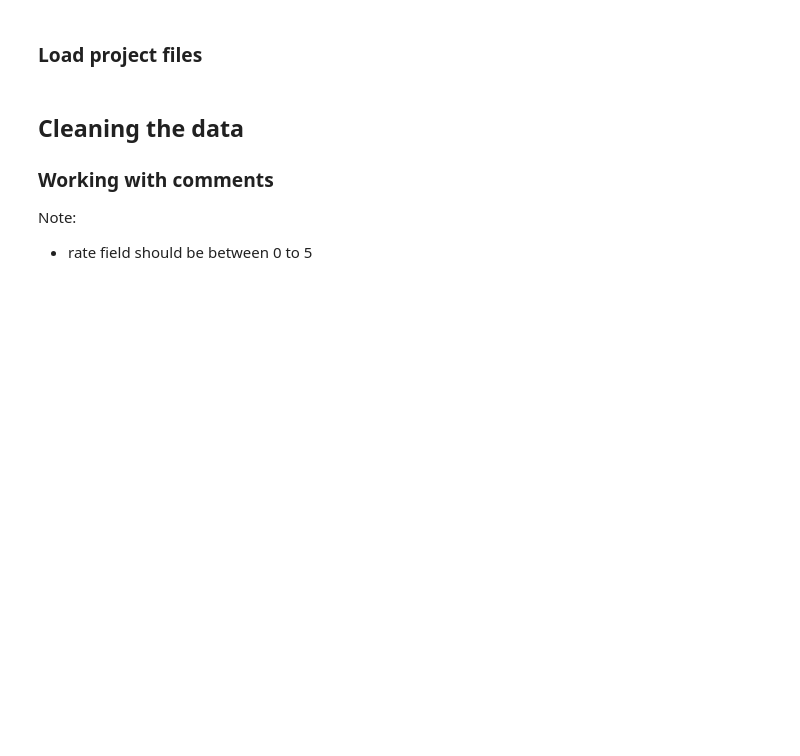
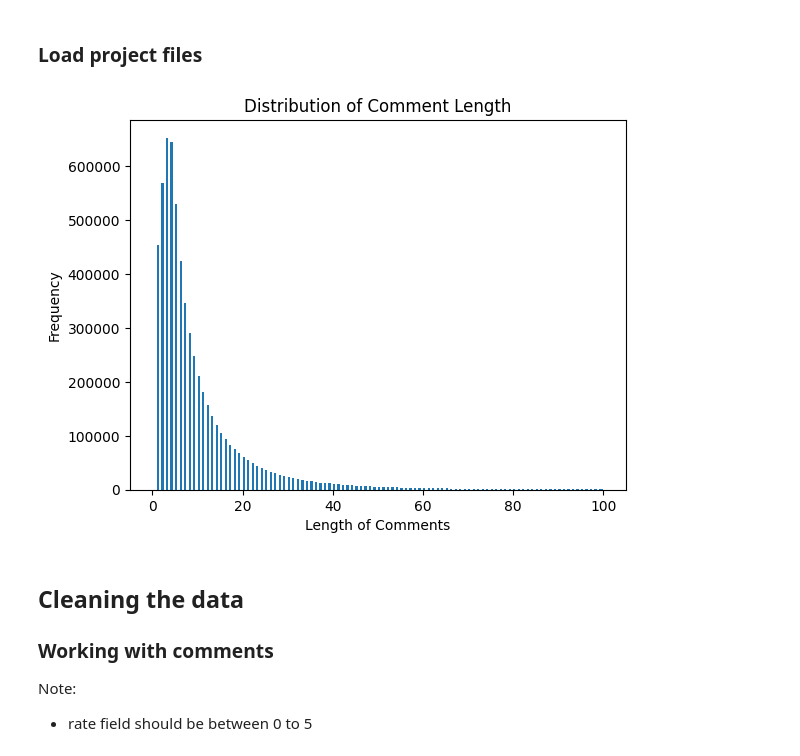
Before and after one commit to Amirali-Amirifar/digikala-sentiment-analysis, a Jupyter notebook: analysis.ipynb, the cells around one changed output. Saved outputs shown, nothing was run; the diff lists cells and outputs as text; code cells hidden in the pictures; blank space fills up the shorter version.

Commit message:
add comment length distribution graph.

```diff
--- a/analysis.ipynb
+++ b/analysis.ipynb
@@ -11,5 +11,29 @@ from preprocess import data_clean
 # %%
 comments_df = pd.read_csv('data/digikala-comments.csv')
 products_df = pd.read_csv('data/digikala-products.csv')
+# %%
+# view length of the comments distribution
+import matplotlib.pyplot as plt
+comments_df = comments_df.dropna(subset=['body'])
+# %%
+comments_df['len'] = comments_df['body'].apply(lambda x: len(x.split()))
+# %%
+import matplotlib.pyplot as plt
+
+# Set the number of bins
+num_bins =200
+
+# Plot the histogram
+plt.hist(comments_df['len'], bins=num_bins, range=(0, 100))
+
+# Add labels and title
+plt.xlabel('Length of Comments')
+plt.ylabel('Frequency')
+plt.title('Distribution of Comment Length')
+
+# Show the plot
+plt.show()
+# %% [output]
+[figure, added]
 # %%
 # Select the first 20,000 comments and save as a tiny workable file
```
Also changed, not shown: parts of 4 cells of this notebook.
